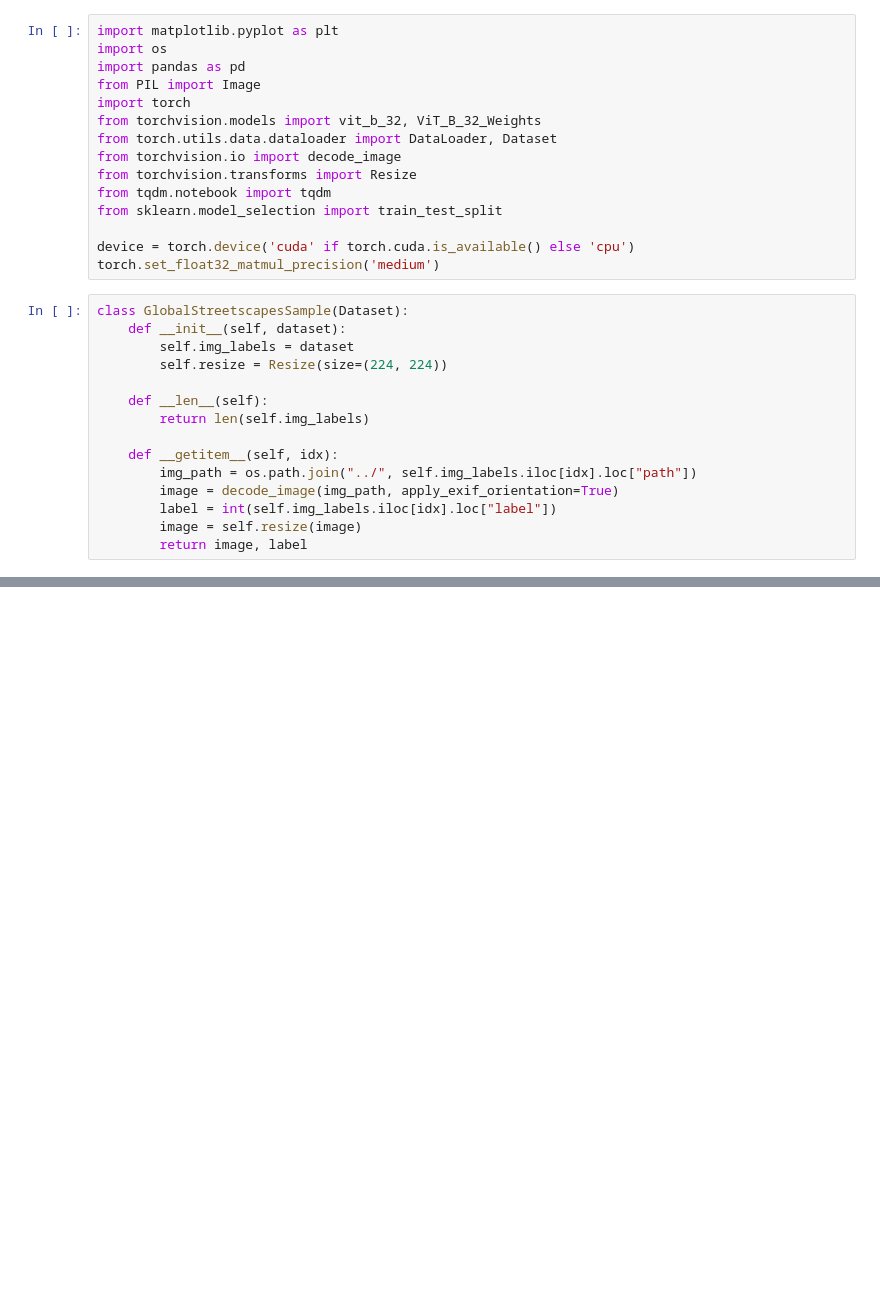
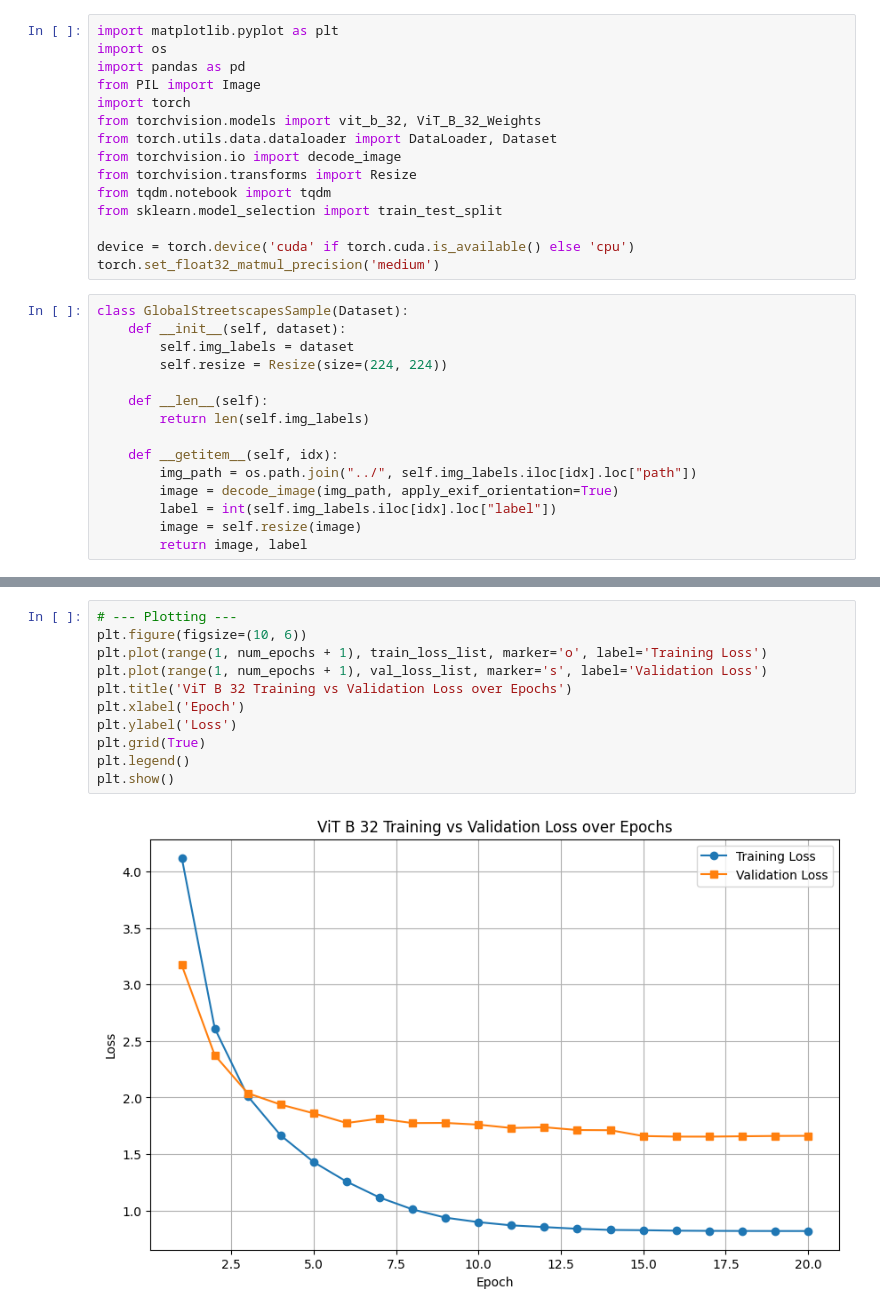
Before and after one commit to branisk/Geo-Guessrs, a Jupyter notebook: models/vit_b_32/vit_b_32_tuned.ipynb, the cells around one changed output, grey strips where cells are left out. Saved outputs shown, nothing was run; the diff lists cells and outputs as text; blank space fills up the shorter version.

```diff
--- a/models/vit_b_32/vit_b_32_tuned.ipynb
+++ b/models/vit_b_32/vit_b_32_tuned.ipynb
@@ -284,0 +278,13 @@ plt.show()
+# %%
+# --- Plotting ---
+plt.figure(figsize=(10, 6))
+plt.plot(range(1, num_epochs + 1), train_loss_list, marker='o', label='Training Loss')
+plt.plot(range(1, num_epochs + 1), val_loss_list, marker='s', label='Validation Loss')
+plt.title('ViT B 32 Training vs Validation Loss over Epochs')
+plt.xlabel('Epoch')
+plt.ylabel('Loss')
+plt.grid(True)
+plt.legend()
+plt.show()
+# %% [output]
+[figure, added]
```
Also changed, not shown: parts of 7 cells of this notebook, 2 other files.
